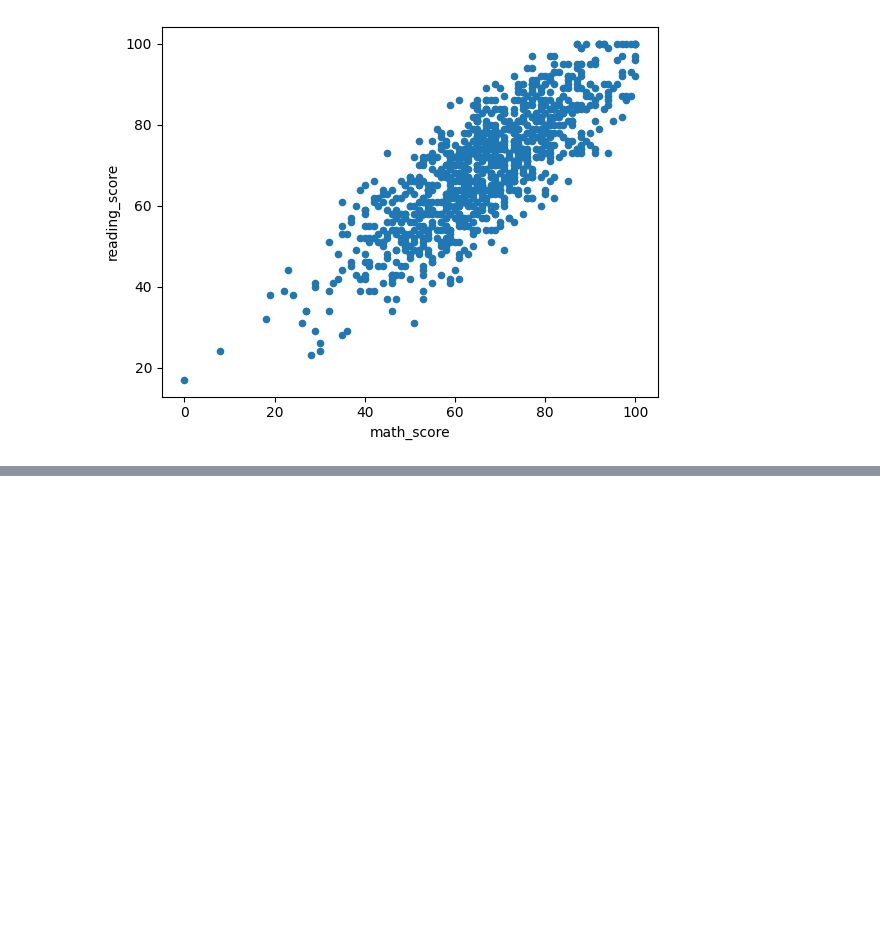
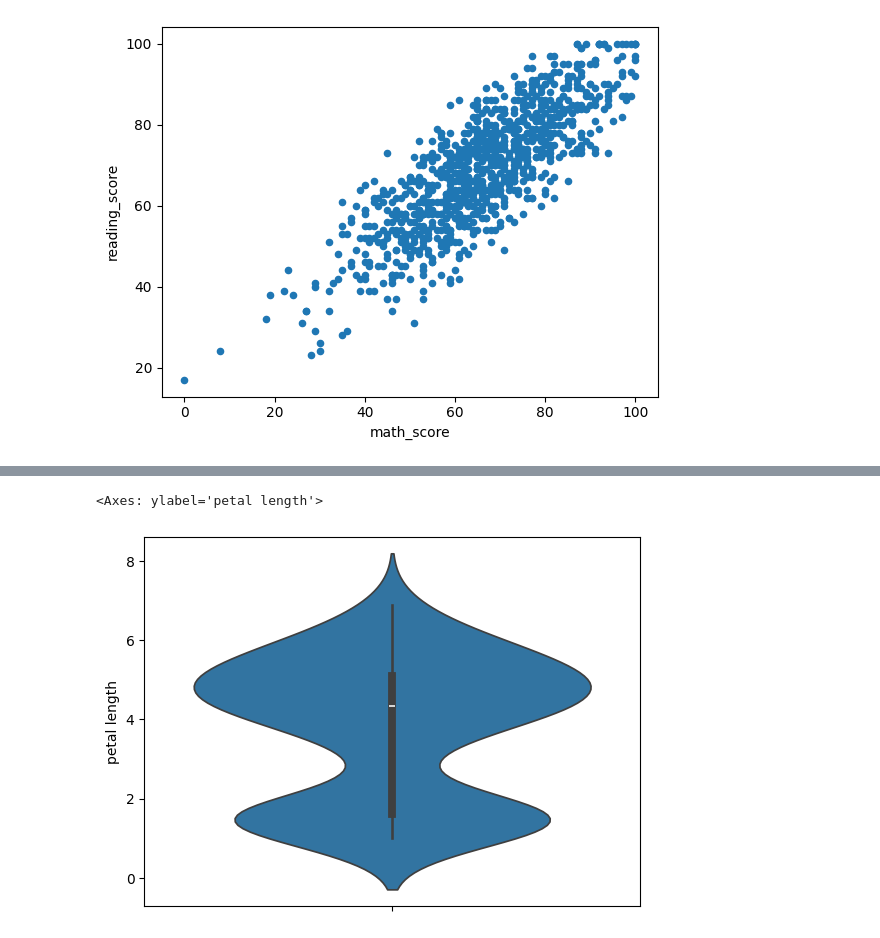
Before and after one commit to vlkttlv/labs_ds_ml, a Jupyter notebook: stepik_course/1.7.ipynb, the cells around one changed output, grey strips where cells are left out. Saved outputs shown, nothing was run; the diff lists cells and outputs as text; code cells hidden in the pictures; blank space fills up the shorter version.

```diff
--- a/stepik_course/1.7.ipynb
+++ b/stepik_course/1.7.ipynb
@@ -32,0 +74,5 @@ ax.set_ylabels('Reading score')
+# %%
+sns.violinplot(data=iris, y='petal length')
+# %% [output]
+<Axes: ylabel='petal length'>
+[figure, added]
```
Also changed, not shown: parts of 15 cells of this notebook, 1 other file.
